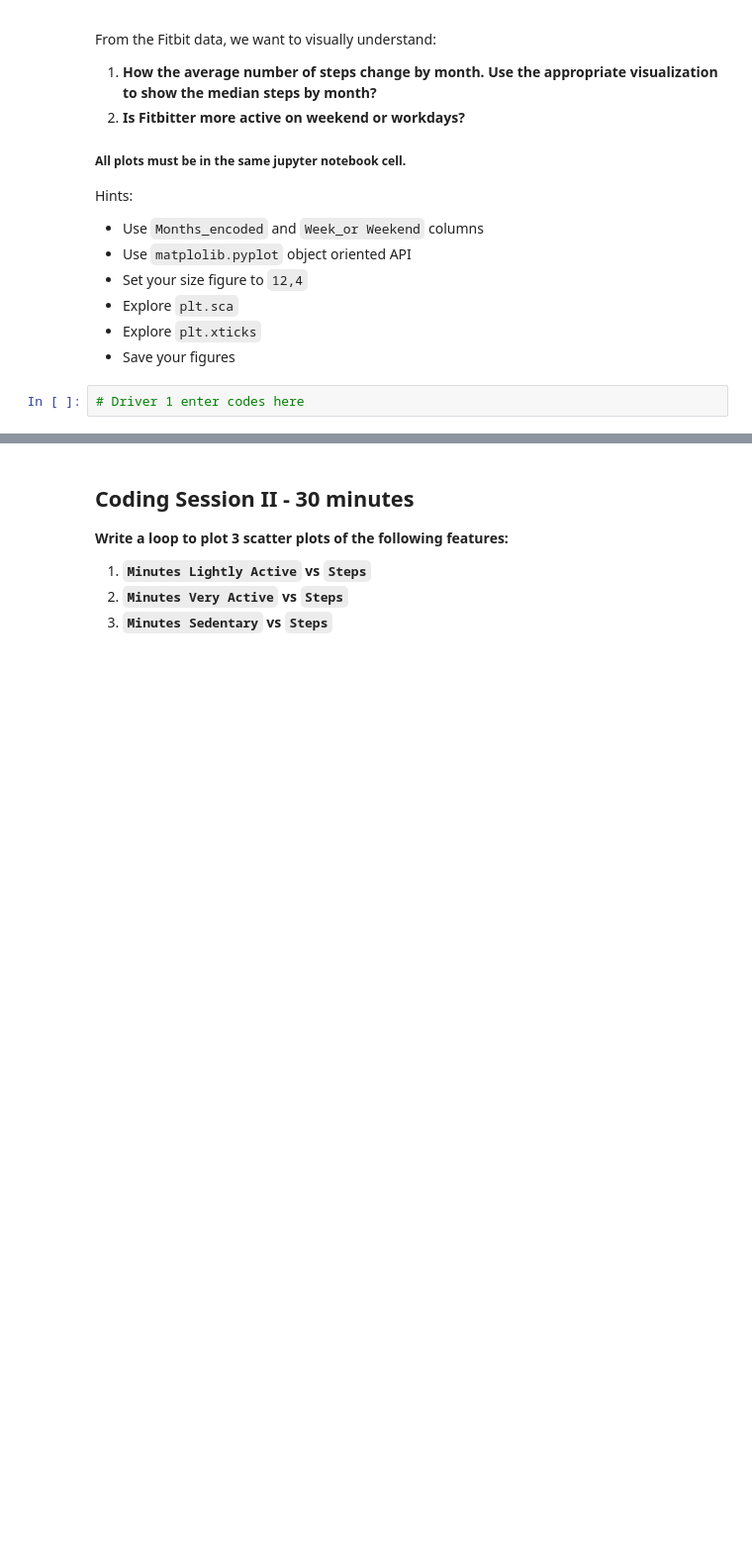
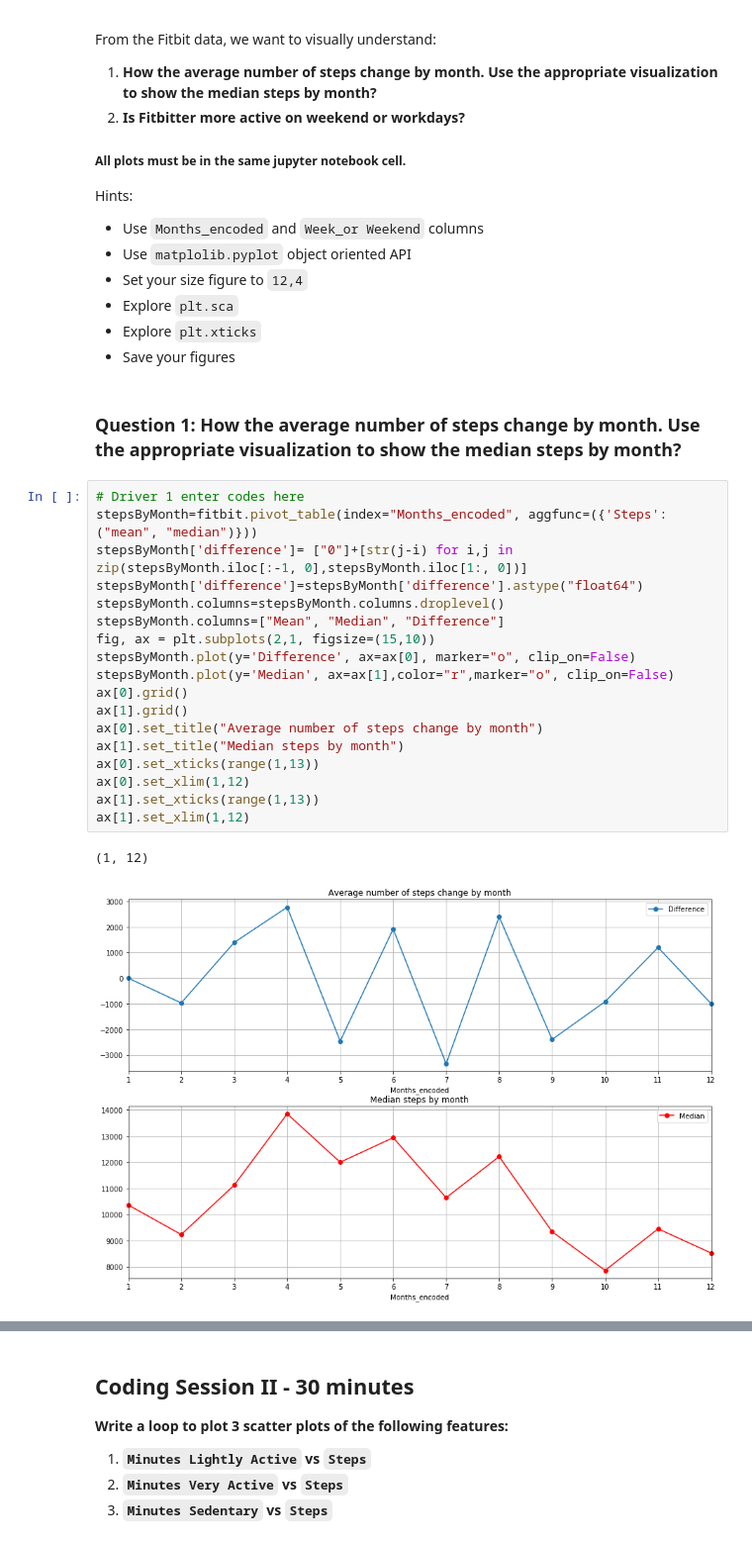
Before and after one commit to ironhack-datalabs/mad-oct-2018, a Jupyter notebook: module-2/lab-matplotlib-seaborn/your-code/challenge-2.ipynb, the cells around one changed output, grey strips where cells are left out. Shown at 99% size. Saved outputs shown, nothing was run; the diff lists cells and outputs as text; blank space fills up the shorter version.

```diff
--- a/module-2/lab-matplotlib-seaborn/your-code/challenge-2.ipynb
+++ b/module-2/lab-matplotlib-seaborn/your-code/challenge-2.ipynb
@@ -46,5 +67,26 @@ Hints:
 - Explore `plt.sca`
 - Explore `plt.xticks`
 - Save your figures
-# %%
-# Driver 1 enter codes here
+# %% [markdown]
+### Question 1: How the average number of steps change by month. Use the appropriate visualization to show the median steps by month?
+# %%
+# Driver 1 enter codes here
+stepsByMonth=fitbit.pivot_table(index="Months_encoded", aggfunc=({'Steps': ("mean", "median")}))
+stepsByMonth['difference']= ["0"]+[str(j-i) for i,j in zip(stepsByMonth.iloc[:-1, 0],stepsByMonth.iloc[1:, 0])]
+stepsByMonth['difference']=stepsByMonth['difference'].astype("float64")
+stepsByMonth.columns=stepsByMonth.columns.droplevel()
+stepsByMonth.columns=["Mean", "Median", "Difference"]
+fig, ax = plt.subplots(2,1, figsize=(15,10))
+stepsByMonth.plot(y='Difference', ax=ax[0], marker="o", clip_on=False)
+stepsByMonth.plot(y='Median', ax=ax[1],color="r",marker="o", clip_on=False)
+ax[0].grid()
+ax[1].grid()
+ax[0].set_title("Average number of steps change by month")
+ax[1].set_title("Median steps by month")
+ax[0].set_xticks(range(1,13))
+ax[0].set_xlim(1,12)
+ax[1].set_xticks(range(1,13))
+ax[1].set_xlim(1,12)
+# %% [output]
+(1, 12)
+[figure, added]
```
Also changed, not shown: parts of 8 cells of this notebook.
